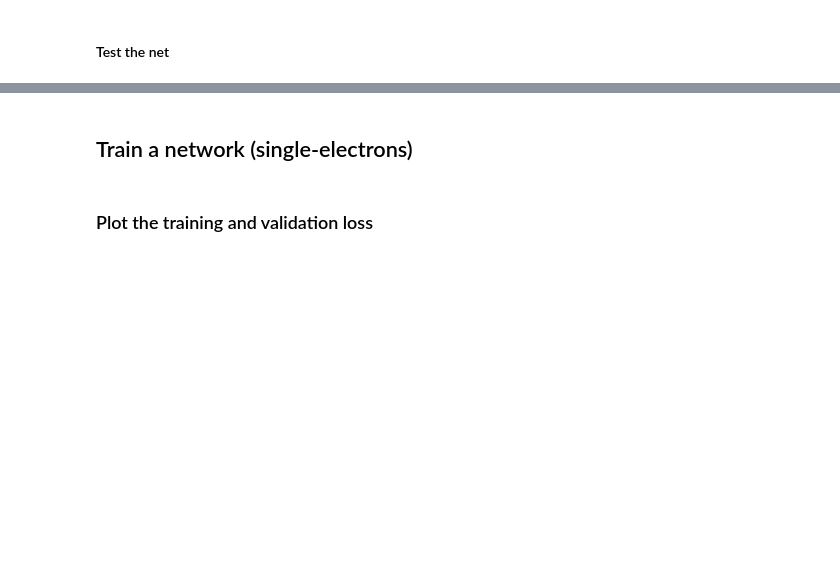
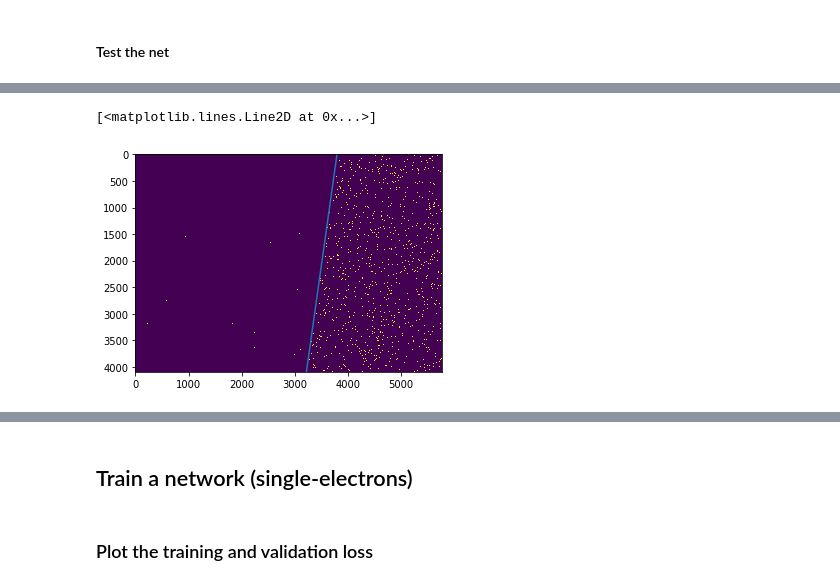
Before and after one commit to jerenner/emsim, a Jupyter notebook: emsim.ipynb, the cells around one changed output, grey strips where cells are left out. Cells and saved outputs as stored; diff of their text form; code cells hidden in the pictures; blank space fills up the shorter version.

```diff
--- a/emsim.ipynb
+++ b/emsim.ipynb
@@ -285,0 +345,37 @@ prob
+# %%
+A = fit_img
+th = 0.5
+nrows = A.shape[0]
+ncols = A.shape[1]
+ncts = np.sum(A >= th)
+nzeros = np.sum(A < th)
+wcts = nzeros/ncts
+indices = np.indices((nrows,ncols))
+irows = indices[0]
+icols = indices[1]
+
+def count_loss(x):
+    m,b = x
+
+    # The loss L is:
+    #
+    # (number of 0s in the dark region) - wcts*(number of 1s in the dark region)
+    # + wcts*(number of 1s in the light region) - (number of 0s in the dark region)
+    #
+    # where wcts is the count weight, determined such that the number of counts multiplied by wcts is equal to
+    # the number of zeros.
+    L = 0
+    L1 = np.sum((irows < m*icols + b) & (A < th))
+    L2 = np.sum((irows < m*icols + b) & (A >= th))
+    L3 = np.sum((irows >= m*icols + b) & (A >= th))
+    L4 = np.sum((irows >= m*icols + b) & (A < th))
+
+    L = L1 - wcts*L2 + wcts*L3 - L4
+    print("Loss is:",-L,"with L1 =",L1,"L2 =",L2,"L3 =",L3,"L4 =",L4)
+    return -L
+# %%
+initial_guess = [-nrows/ncols,nrows]
+result = optimize.minimize(count_loss,initial_guess,method='Nelder-Mead',tol=1e-6)
+m,b = result.x
+Lmin = result.fun
+print("m = ",m,"b = ",b,"Lmin=",Lmin)
@@ -285,0 +400,8 @@ prob
+# %%
+plt.imshow(fit_img,interpolation='none')
+xfit = np.arange(ncols)
+yfit = m*xfit + b
+plt.plot(xfit[(yfit > 0) & (yfit < nrows)],yfit[(yfit > 0) & (yfit < nrows)])
+# %% [output]
+[<matplotlib.lines.Line2D at 0x...>]
+[figure, added]
```
Also changed, not shown: parts of 39 cells of this notebook.
